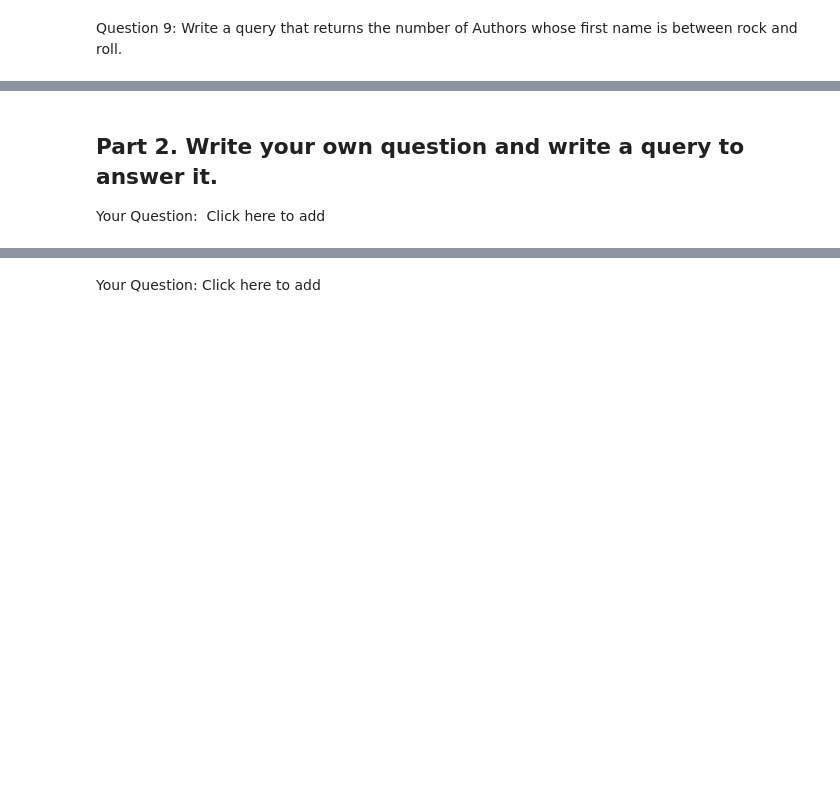
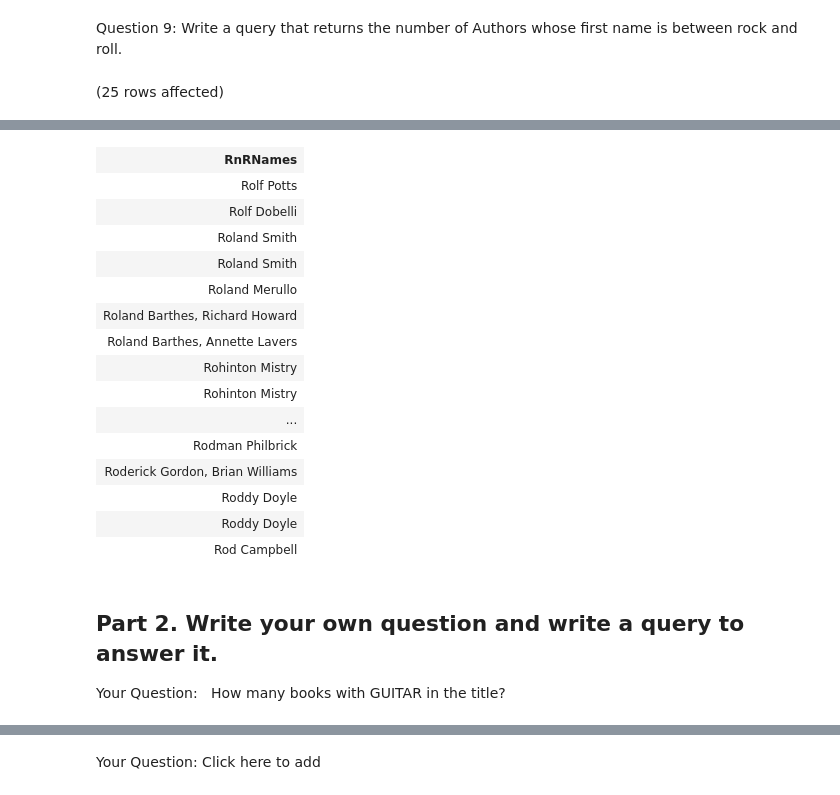
Before and after one commit to Hockeystyx/SQL-Part-1-Studio, a Jupyter notebook: SQL-Part-1-Studio.ipynb, the cells around one changed output, grey strips where cells are left out. Cells and saved outputs as stored; diff of their text form; code cells hidden in the pictures; blank space fills up the shorter version.

```diff
--- a/SQL-Part-1-Studio.ipynb
+++ b/SQL-Part-1-Studio.ipynb
@@ -152,6 +166,8 @@ Are there any other issues?
 Question 9: Write a query that returns the number of Authors whose first name is between rock and roll.
 # %%
 -- return number of authors whose first name is between rock and roll
-SELECT authors, title, average_rating AS rating FROM BooksDB.dbo.books
-WHERE authors in (SELECT TOP 3 authors FROM BooksDB.dbo.books ORDER BY average_rating DESC)
+SELECT authors AS RnRNames FROM BooksDB.dbo.books
+WHERE authors BETWEEN 'rock' AND 'roll'
 ORDER BY authors DESC;
+# %% [output]
+(25 rows affected)
@@ -158,6 +175,22 @@ ORDER BY authors DESC;
+| RnRNames |
+| Rolf Potts |
+| Rolf Dobelli |
+| Roland Smith |
+| Roland Smith |
+| Roland Merullo |
+| Roland Barthes, Richard Howard |
+| Roland Barthes, Annette Lavers |
+| Rohinton Mistry |
+| Rohinton Mistry |
+| ... |
+| Rodman Philbrick |
+| Roderick Gordon, Brian Williams |
+| Roddy Doyle |
+| Roddy Doyle |
+| Rod Campbell |
 # %% [markdown]
 ## Part 2. Write your own question and write a query to answer it.
 
-Your Question:  Click here to add
+Your Question:   How many books with GUITAR in the title?
 # %%
 -- Add your querry here
```
Also changed, not shown: parts of 5 cells of this notebook.
